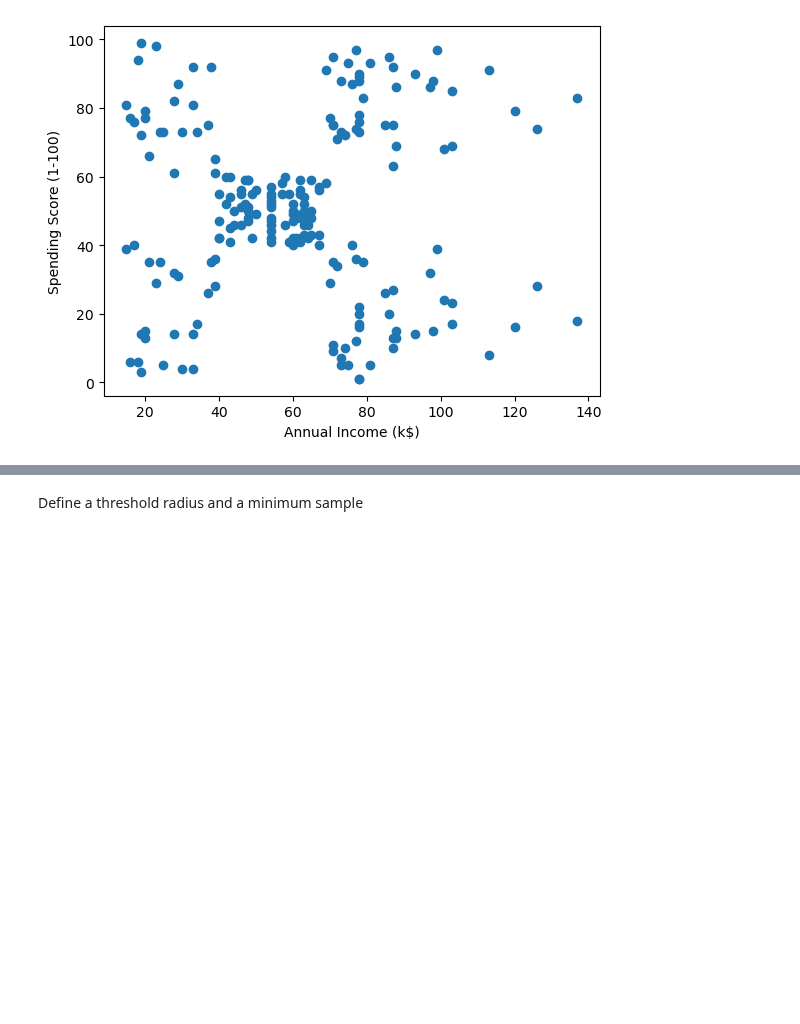
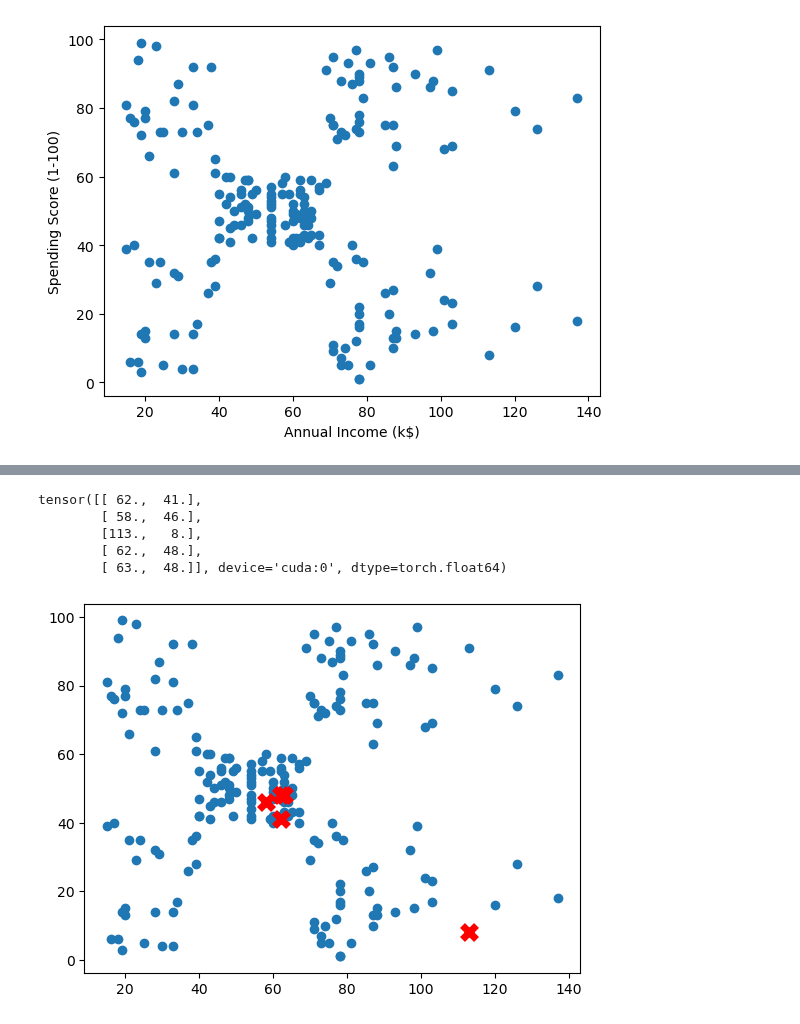
Before and after one commit to peterbull/fai-pt2-nbs, a Jupyter notebook: 02.42_k_means.ipynb, the cells around one changed output, grey strips where cells are left out. Cells and saved outputs as stored; diff of their text form; code cells hidden in the pictures; blank space fills up the shorter version.

Commit message:
define and plot centroids

```diff
--- a/02.42_k_means.ipynb
+++ b/02.42_k_means.ipynb
@@ -48,4 +31,2 @@ Convert Dataframe to pytorch
 # %%
 x_y_tens = torch.from_numpy(df.to_numpy()[:,3:].astype(float)).to("cuda")
-# %% [markdown]
-Define a threshold radius and a minimum sample
@@ -51,0 +35,23 @@ Define a threshold radius and a minimum sample
+# %%
+sample_idxs = torch.randperm(x_y_tens.shape[0])[:5]
+centroids = x_y_tens[sample_idxs]
+centroids
+# %% [output]
+tensor([[ 62.,  41.],
+        [ 58.,  46.],
+        [113.,   8.],
+        [ 62.,  48.],
+        [ 63.,  48.]], device='cuda:0', dtype=torch.float64)
+# %%
+def np_detach(tens):
+    return tens.detach().cpu().numpy()
+# %%
+x = np_detach(x_y_tens)[:,0]
+y = np_detach(x_y_tens)[:,1]
+
+fig, ax = plt.subplots()
+ax.scatter(x, y)
+for cen in centroids:
+    ax.plot(np_detach(cen)[0], np_detach(cen)[1], markersize=10, marker="x", color='r', mew=5)
+# %% [output]
+[figure, added]
```
Also changed, not shown: parts of 4 cells of this notebook.
